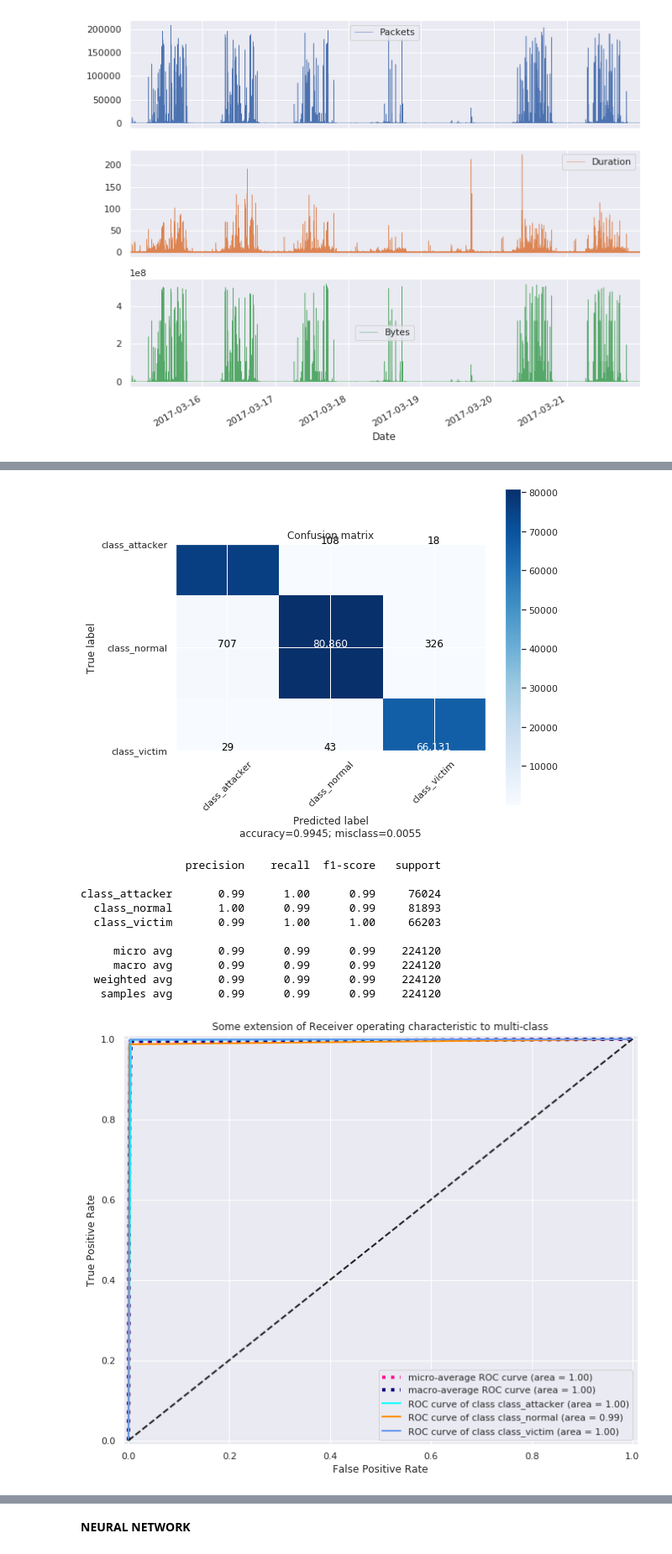
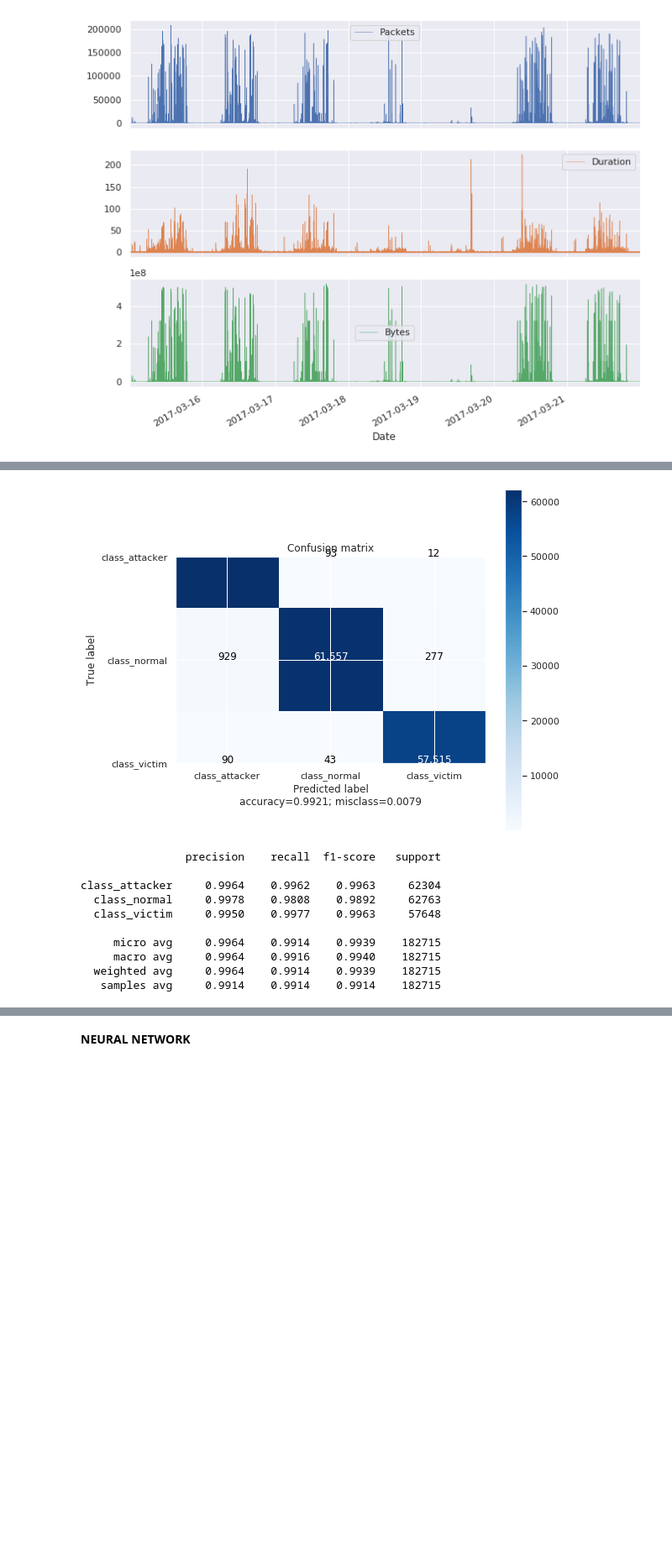
Before and after one commit to VasgoTheTotoroo/IDS_IoT, a Jupyter notebook: test_for_the_algorithms.ipynb, the cells around one changed output, grey strips where cells are left out. Shown: that part at 84% size. Cells and saved outputs as stored; diff of their text form; code cells hidden in the pictures; blank space fills up the shorter version.

```diff
--- a/test_for_the_algorithms.ipynb
+++ b/test_for_the_algorithms.ipynb
@@ -98,0 +138,3 @@ def supprDataAlea(df,clas,nom,frac):
+# %%
+dfTrain = df.iloc[Idx]
+dfTrain.shape
@@ -99,8 +160,8 @@ def supprDataAlea(df,clas,nom,frac):
 # %%
-#suppress data to gain speed
-df=supprDataAlea(df,'class','normal',0.95)
-df=supprDataAlea(df,'class','attacker',0.45)
-df=supprDataAlea(df,'class','victim',0.45)
+#suppress data to balance classes
+df=supprDataAlea(dfTrain,'class','normal',0.9)
+df=supprDataAlea(df,'class','attacker',0.3)
+df=supprDataAlea(df,'class','victim',0.3)
 # %%
 n=df.shape[0]
 print("number of rows : "+str(n))
@@ -263,7 +368,7 @@ def plot_confusion_matrix(cm,
 
     if target_names is not None:
         tick_marks = np.arange(len(target_names))
-        plt.xticks(tick_marks, target_names, rotation=45)
+        plt.xticks(tick_marks, target_names, rotation=0)
         plt.yticks(tick_marks, target_names)
 
     if normalize:
@@ -414,31 +519,30 @@ plt.show()
 from sklearn.neighbors import KNeighborsClassifier
 from sklearn.multiclass import OneVsRestClassifier
 
-knn1 = OneVsRestClassifier(KNeighborsClassifier(n_neighbors=1))
+knn1 = KNeighborsClassifier(n_neighbors=2)
 y_pred=knn1.fit(X_train,y_train)
 
-y_pred=y_pred.predict(X_test)
+y_pred=y_pred.predict(X_test) # prediction with balanced classes
 # %%
 from sklearn.metrics import classification_report
 from sklearn.metrics import confusion_matrix
 
 cm=confusion_matrix(y_test.argmax(axis=1),y_pred.argmax(axis=1))
 plot_confusion_matrix(cm,target_names=label_names, normalize=False)
-print(classification_report(y_test,y_pred,target_names=label_names))
+print(classification_report(y_test,y_pred,target_names=label_names, digits=4))
 
-y_scoreKNN=knn1.predict_proba(X_test)
+#y_scoreKNN=knn1.predict_proba(X_test)
 
-ROCCurve(y_scoreKNN)
+#ROCCurve(y_scoreKNN)
 # %% [output]
-[figure, old version]
+[figure, new version]
                 precision    recall  f1-score   support
 
-class_attacker       0.99      1.00      0.99     76024
-  class_normal       1.00      0.99      0.99     81893
-  class_victim       0.99      1.00      1.00     66203
+class_attacker     0.9964    0.9962    0.9963     62304
+  class_normal     0.9978    0.9808    0.9892     62763
+  class_victim     0.9950    0.9977    0.9963     57648
 
-     micro avg       0.99      0.99      0.99    224120
-     macro avg       0.99      0.99      0.99    224120
-  weighted avg       0.99      0.99      0.99    224120
-   samples avg       0.99      0.99      0.99    224120
+     micro avg     0.9964    0.9914    0.9939    182715
+     macro avg     0.9964    0.9916    0.9940    182715
+  weighted avg     0.9964    0.9914    0.9939    182715
+   samples avg     0.9914    0.9914    0.9914    182715
-[figure, removed]
```
Also changed, not shown: parts of 54 cells of this notebook.
